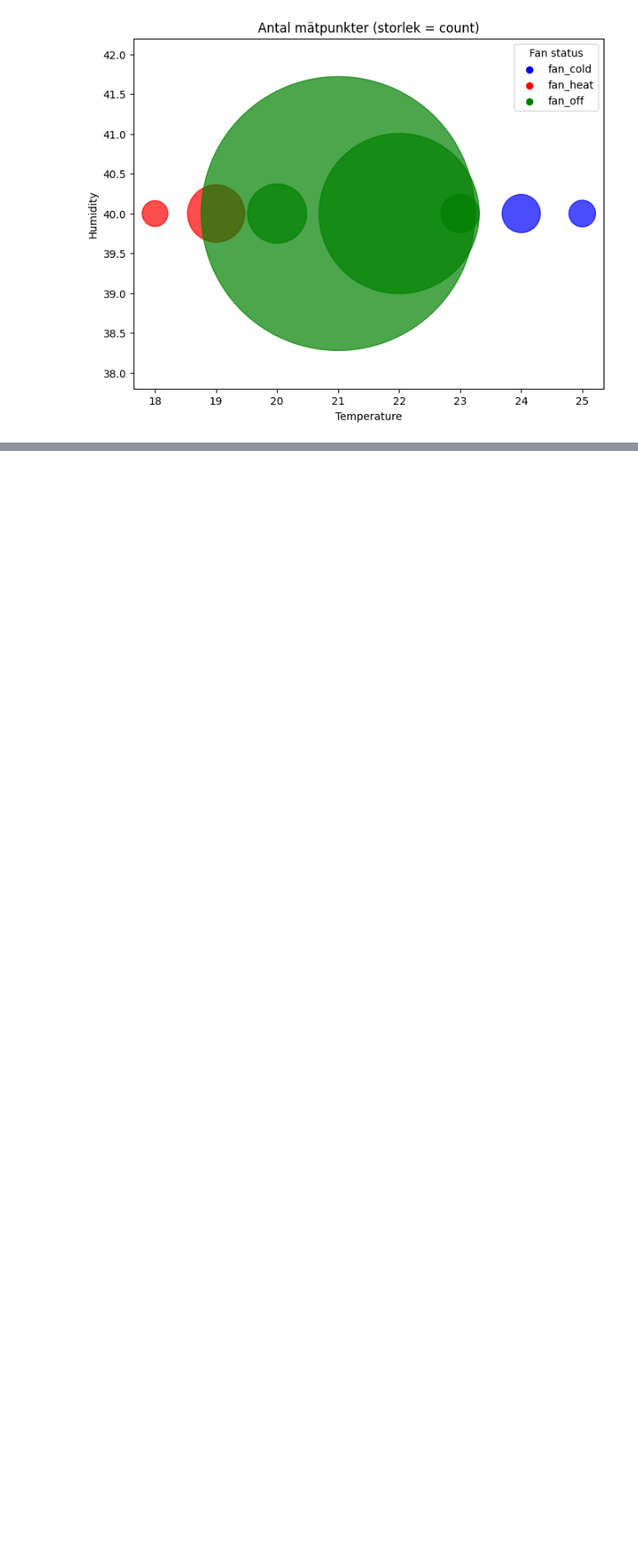
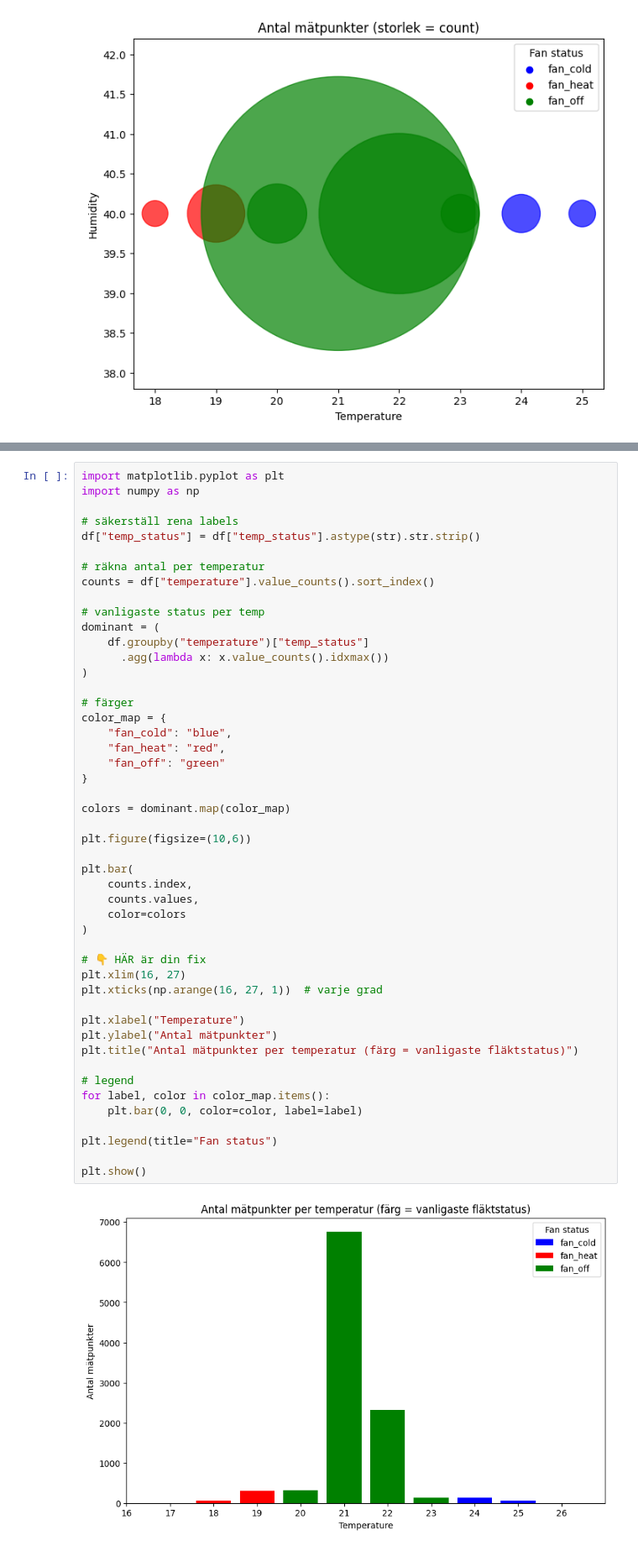
Before and after one commit to Puttaren/IoT-kunskapskontroll-2, a Jupyter notebook: ML-modell .ipynb, the cells around one changed output, grey strips where cells are left out. Shown at 84% size. Drawn from its saved outputs; the diff is of its cells as text; blank space fills up the shorter version.

Commit message:
Nya visualiseringar

```diff
--- a/ML-modell .ipynb
+++ b/ML-modell .ipynb
@@ -206,0 +151,50 @@ plt.show()
+# %%
+import matplotlib.pyplot as plt
+import numpy as np
+
+# säkerställ rena labels
+df["temp_status"] = df["temp_status"].astype(str).str.strip()
+
+# räkna antal per temperatur
+counts = df["temperature"].value_counts().sort_index()
+
+# vanligaste status per temp
+dominant = (
+    df.groupby("temperature")["temp_status"]
+      .agg(lambda x: x.value_counts().idxmax())
+)
+
+# färger
+color_map = {
+    "fan_cold": "blue",
+    "fan_heat": "red",
+    "fan_off": "green"
+}
+
+colors = dominant.map(color_map)
+
+plt.figure(figsize=(10,6))
+
+plt.bar(
+    counts.index,
+    counts.values,
+    color=colors
+)
+
+# 👇 HÄR är din fix
+plt.xlim(16, 27)
+plt.xticks(np.arange(16, 27, 1))  # varje grad
+
+plt.xlabel("Temperature")
+plt.ylabel("Antal mätpunkter")
+plt.title("Antal mätpunkter per temperatur (färg = vanligaste fläktstatus)")
+
+# legend
+for label, color in color_map.items():
+    plt.bar(0, 0, color=color, label=label)
+
+plt.legend(title="Fan status")
+
+plt.show()
+# %% [output]
+[figure, added]
```
Also changed, not shown: parts of 1 cell of this notebook.
